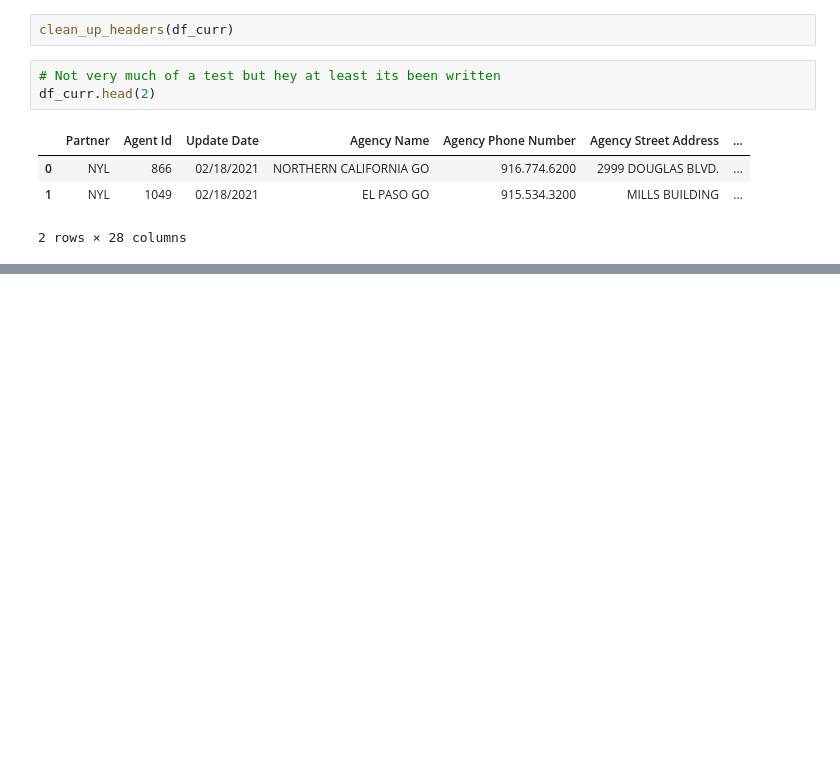
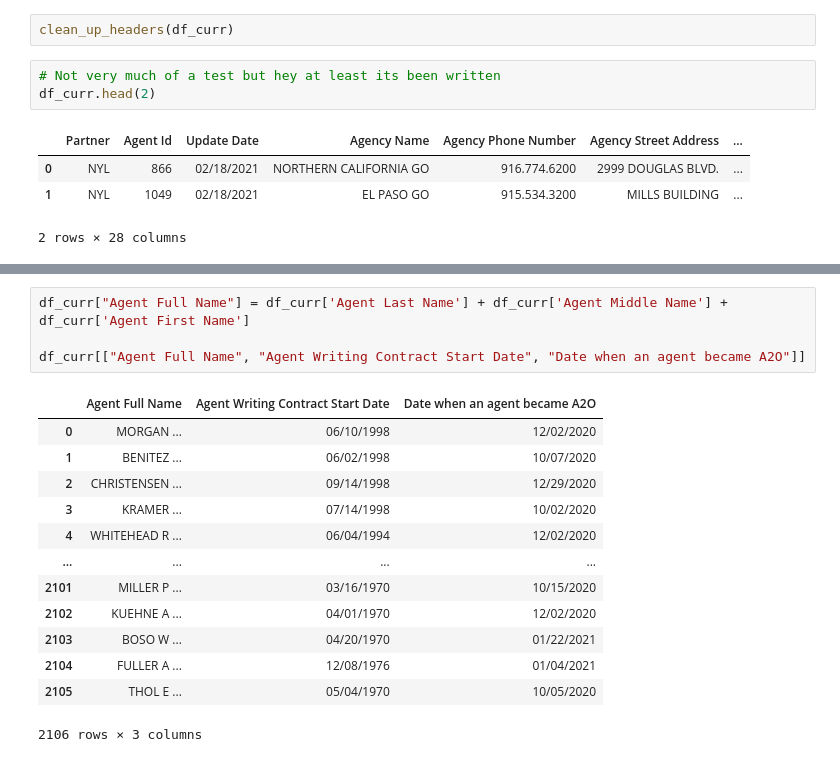
Before and after one commit to SmoothVPR/Python-Assignments, a Jupyter notebook: 8-week_2_project/Exploration.ipynb, the cells around one changed output, grey strips where cells are left out. Saved outputs shown, nothing was run; the diff lists cells and outputs as text; blank space fills up the shorter version.

```diff
--- a/8-week_2_project/Exploration.ipynb
+++ b/8-week_2_project/Exploration.ipynb
@@ -187,0 +267,18 @@ df_curr.head(2)
+# %%
+df_curr["Agent Full Name"] = df_curr['Agent Last Name'] + df_curr['Agent Middle Name'] + df_curr['Agent First Name']
+
+df_curr[["Agent Full Name", "Agent Writing Contract Start Date", "Date when an agent became A2O"]]
+# %% [output]
+|  | Agent Full Name | Agent Writing Contract Start Date | Date when an agent became A2O |
+| 0 | MORGAN ... | 06/10/1998 | 12/02/2020 |
+| 1 | BENITEZ ... | 06/02/1998 | 10/07/2020 |
+| 2 | CHRISTENSEN ... | 09/14/1998 | 12/29/2020 |
+| 3 | KRAMER ... | 07/14/1998 | 10/02/2020 |
+| 4 | WHITEHEAD R ... | 06/04/1994 | 12/02/2020 |
+| ... | ... | ... | ... |
+| 2101 | MILLER P ... | 03/16/1970 | 10/15/2020 |
+| 2102 | KUEHNE A ... | 04/01/1970 | 12/02/2020 |
+| 2103 | BOSO W ... | 04/20/1970 | 01/22/2021 |
+| 2104 | FULLER A ... | 12/08/1976 | 01/04/2021 |
+| 2105 | THOL E ... | 05/04/1970 | 10/05/2020 |
+2106 rows × 3 columns
```
Also changed, not shown: parts of 7 cells of this notebook, 4 other files.
